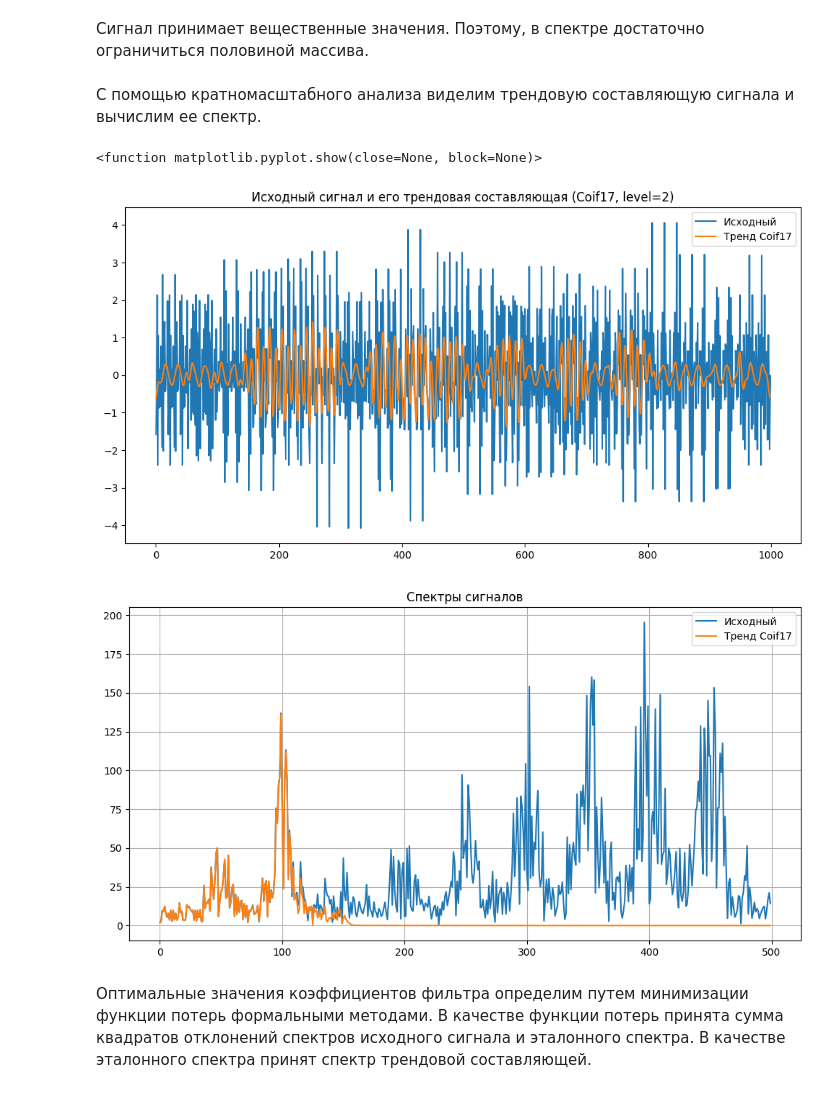
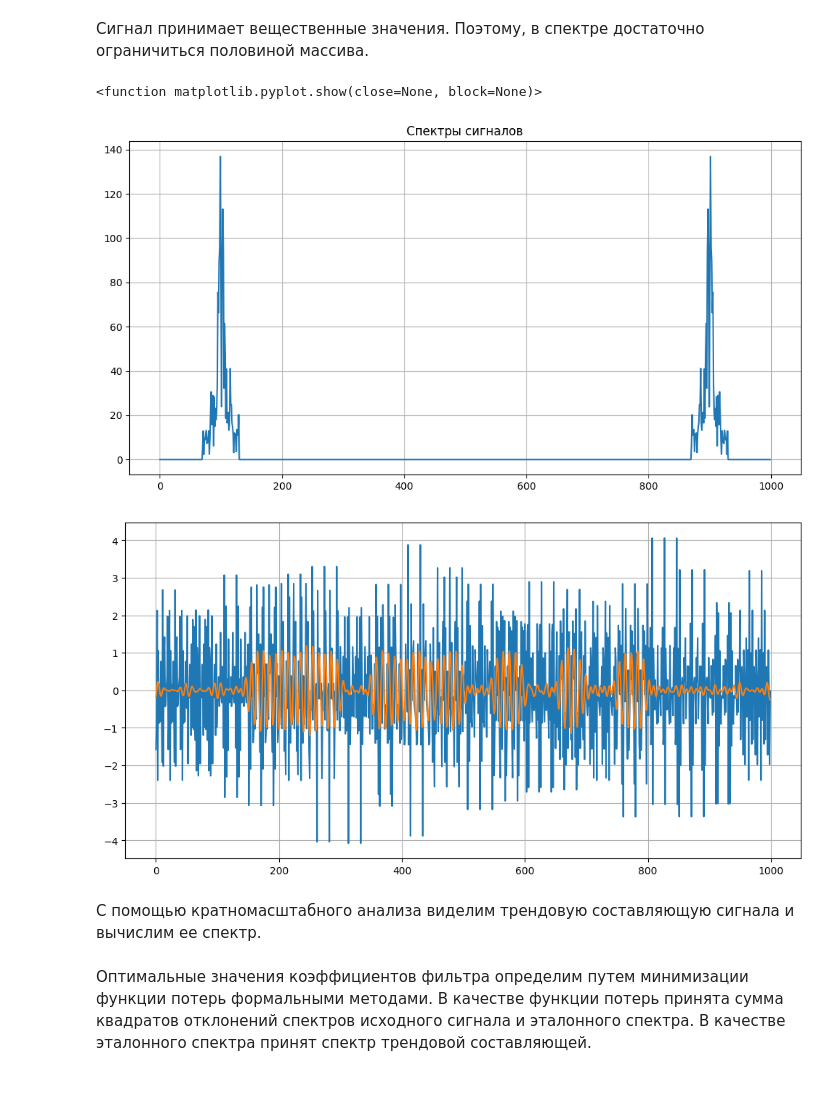
Before and after one commit to romangorbunov91/morze-dsp, a Jupyter notebook: notebook.ipynb, the cells around one changed output. Drawn from its saved outputs; the diff is of its cells as text; code cells hidden in the pictures.

```diff
--- a/notebook.ipynb
+++ b/notebook.ipynb
@@ -19,39 +16,35 @@ Xfft = np.abs(np.fft.fft(x)[:Nfft//2])
+# %%
+Nfft = len(x)
+delta_f = 60
+f_center = 100
+X = np.fft.fft(x)
+X[:(f_center - delta_f//2)] = np.zeros(len(X[:(f_center - delta_f//2)]))
+X[-(f_center - delta_f//2):] = np.zeros(len(X[-(f_center - delta_f//2):]))
+X[(f_center + delta_f//2):-(f_center + delta_f//2)] = np.zeros(len(X[(f_center + delta_f//2):-(f_center + delta_f//2)]))
+
+user_figsize = (12, 6)
+plt.figure(figsize=user_figsize)
+plt.plot(np.abs(X))
+plt.grid()
+plt.title('Спектры сигналов')
+plt.show
+
+y = np.fft.ifft(X)
+plt.figure(figsize=user_figsize)
+plt.plot(x)
+plt.plot(y)
+plt.grid()
+plt.show
+# %% [output]
+<function matplotlib.pyplot.show(close=None, block=None)>
+[figure, added]
+[figure, added]
 # %% [markdown]
 С помощью кратномасштабного анализа виделим трендовую составляющую сигнала и вычислим ее спектр.
 # %%
-wavelet = 'Coif17'
-coeffs = pywt.wavedec(x, wavelet, level=2)
-# При разложении уровня 2 результатом являются 3 массива; в последних хранятся коэффициенты флуктуационных составляющих.
-# Обнулим флуктуации.
-coeffs[1] = np.zeros_like(coeffs[1])
-coeffs[2] = np.zeros_like(coeffs[2])
-x_reconstr = pywt.waverec(coeffs, wavelet)
-
 user_figsize = (12, 6)
 plot_names_wave = 'Исходный', 'Тренд Coif17'
 plot_names = 'Исходный', 'После фильтрации'
-
-plt.figure(figsize=user_figsize)
-plt.plot(x)
-plt.plot(x_reconstr)
-plt.title('Исходный сигнал и его трендовая составляющая (Coif17, level=2)')
-plt.legend(plot_names_wave)
-plt.savefig('readme_img/signals_origin_wavelet.png', bbox_inches='tight')
-plt.show
-
-Zfft = np.abs(np.fft.fft(x_reconstr)[:Nfft//2])
-plt.figure(figsize=user_figsize)
-plt.plot(Xfft)
-plt.plot(Zfft)
-plt.grid()
-plt.title('Спектры сигналов')
-plt.legend(plot_names_wave)
-plt.savefig('readme_img/spectrum_origin_wavelet.png', bbox_inches='tight')
-plt.show
-# %% [output]
-<function matplotlib.pyplot.show(close=None, block=None)>
-[figure, removed]
-[figure, removed]
 # %% [markdown]
 Оптимальные значения коэффициентов фильтра определим путем минимизации функции потерь формальными методами. В качестве функции потерь принята сумма квадратов отклонений спектров исходного сигнала и эталонного спектра. В качестве эталонного спектра принят спектр трендовой составляющей.
 # %%
```
Also changed, not shown: parts of 10 cells of this notebook, 3 other files.
